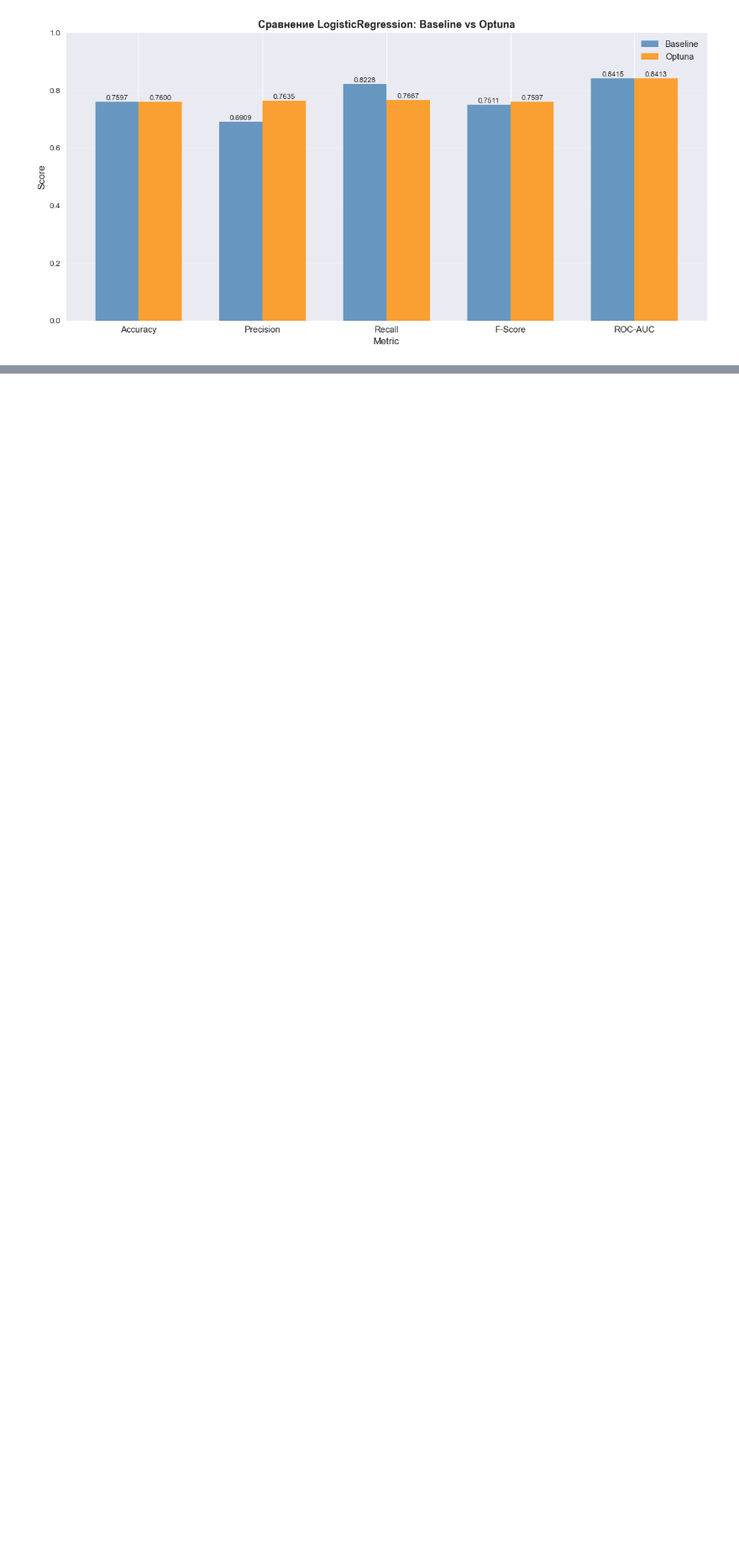
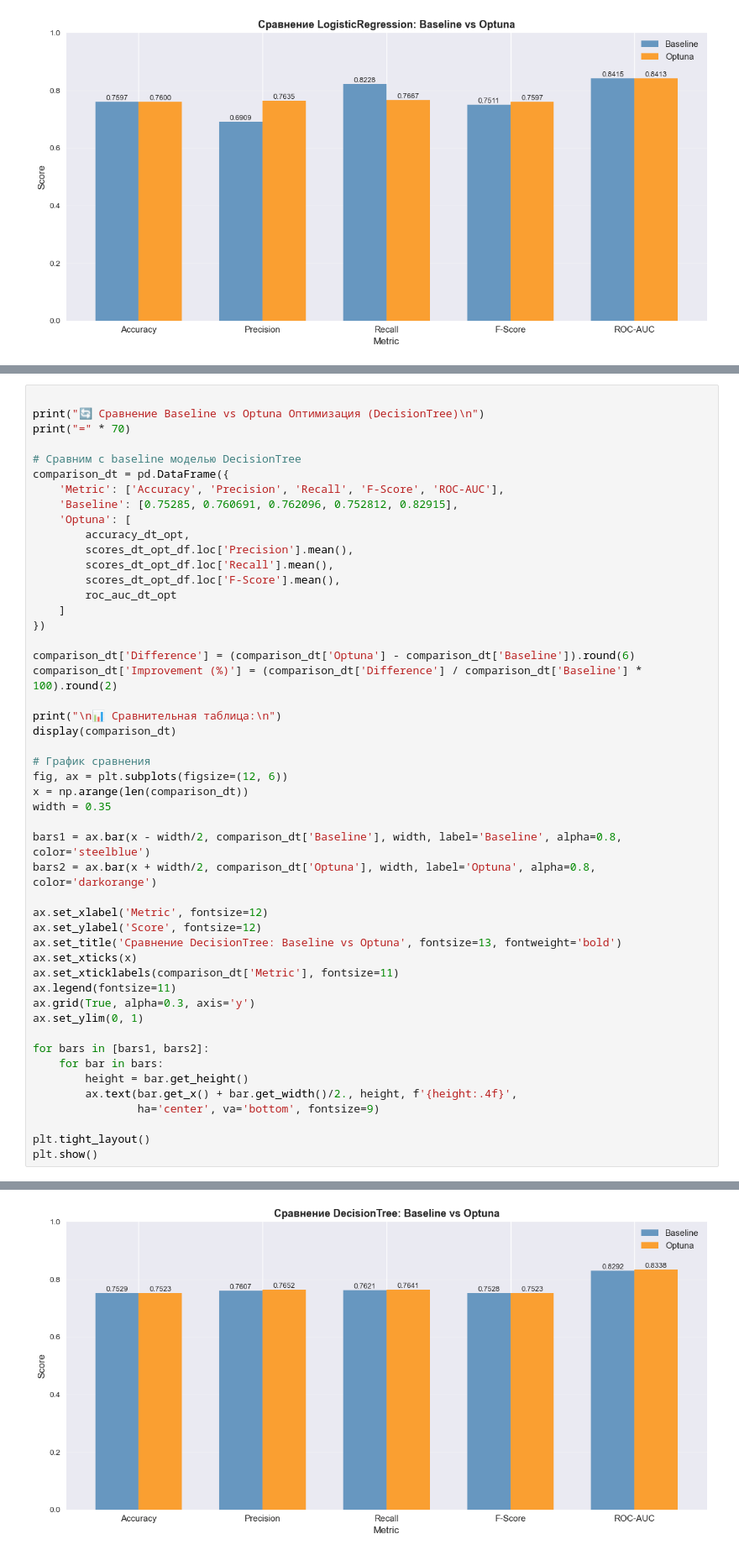
Before and after one commit to ACME-URFU/smoking-status-prediction, a Jupyter notebook: notebooks/eda.ipynb, the cells around one changed output, grey strips where cells are left out. Shown at 84% size. Cells and saved outputs as stored; diff of their text form; blank space fills up the shorter version.

Commit message:
Добавлена оптимизация гиперпараметров Decision Tree.

```diff
--- a/notebooks/eda.ipynb
+++ b/notebooks/eda.ipynb
@@ -1480,0 +1621,50 @@ plt.show()
+# %%
+
+print("🔄 Сравнение Baseline vs Optuna Оптимизация (DecisionTree)\n")
+print("=" * 70)
+
+# Сравним с baseline моделью DecisionTree
+comparison_dt = pd.DataFrame({
+    'Metric': ['Accuracy', 'Precision', 'Recall', 'F-Score', 'ROC-AUC'],
+    'Baseline': [0.75285, 0.760691, 0.762096, 0.752812, 0.82915],
+    'Optuna': [
+        accuracy_dt_opt,
+        scores_dt_opt_df.loc['Precision'].mean(),
+        scores_dt_opt_df.loc['Recall'].mean(),
+        scores_dt_opt_df.loc['F-Score'].mean(),
+        roc_auc_dt_opt
+    ]
+})
+
+comparison_dt['Difference'] = (comparison_dt['Optuna'] - comparison_dt['Baseline']).round(6)
+comparison_dt['Improvement (%)'] = (comparison_dt['Difference'] / comparison_dt['Baseline'] * 100).round(2)
+
+print("\n📊 Сравнительная таблица:\n")
+display(comparison_dt)
+
+# График сравнения
+fig, ax = plt.subplots(figsize=(12, 6))
+x = np.arange(len(comparison_dt))
+width = 0.35
+
+bars1 = ax.bar(x - width/2, comparison_dt['Baseline'], width, label='Baseline', alpha=0.8, color='steelblue')
+bars2 = ax.bar(x + width/2, comparison_dt['Optuna'], width, label='Optuna', alpha=0.8, color='darkorange')
+
+ax.set_xlabel('Metric', fontsize=12)
+ax.set_ylabel('Score', fontsize=12)
+ax.set_title('Сравнение DecisionTree: Baseline vs Optuna', fontsize=13, fontweight='bold')
+ax.set_xticks(x)
+ax.set_xticklabels(comparison_dt['Metric'], fontsize=11)
+ax.legend(fontsize=11)
+ax.grid(True, alpha=0.3, axis='y')
+ax.set_ylim(0, 1)
+
+for bars in [bars1, bars2]:
+    for bar in bars:
+        height = bar.get_height()
+        ax.text(bar.get_x() + bar.get_width()/2., height, f'{height:.4f}',
+                ha='center', va='bottom', fontsize=9)
+
+plt.tight_layout()
+plt.show()
+# %% [output]
@@ -1480,0 +1682 @@ plt.show()
+[figure, added]
```
Also changed, not shown: parts of 14 cells of this notebook, 1 other file.
